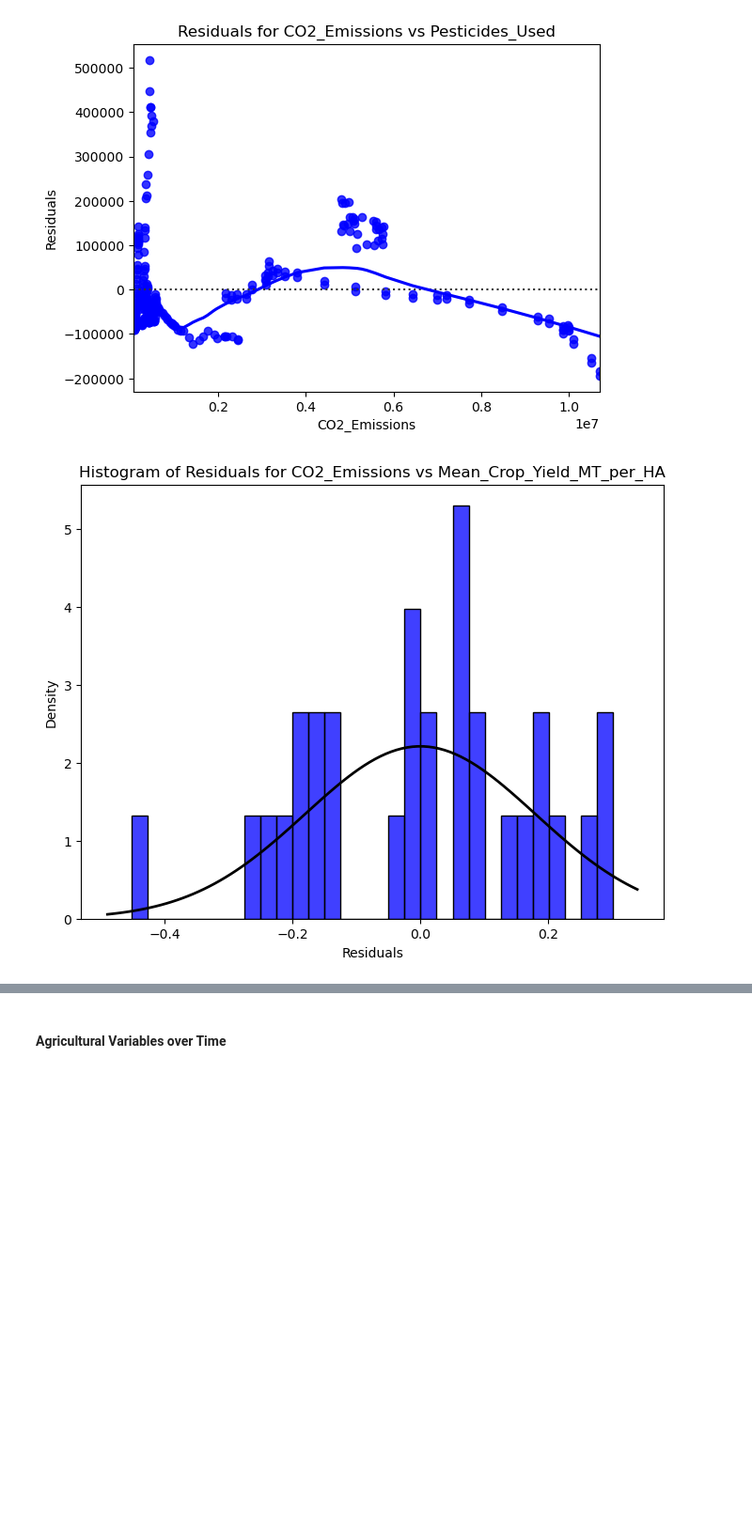
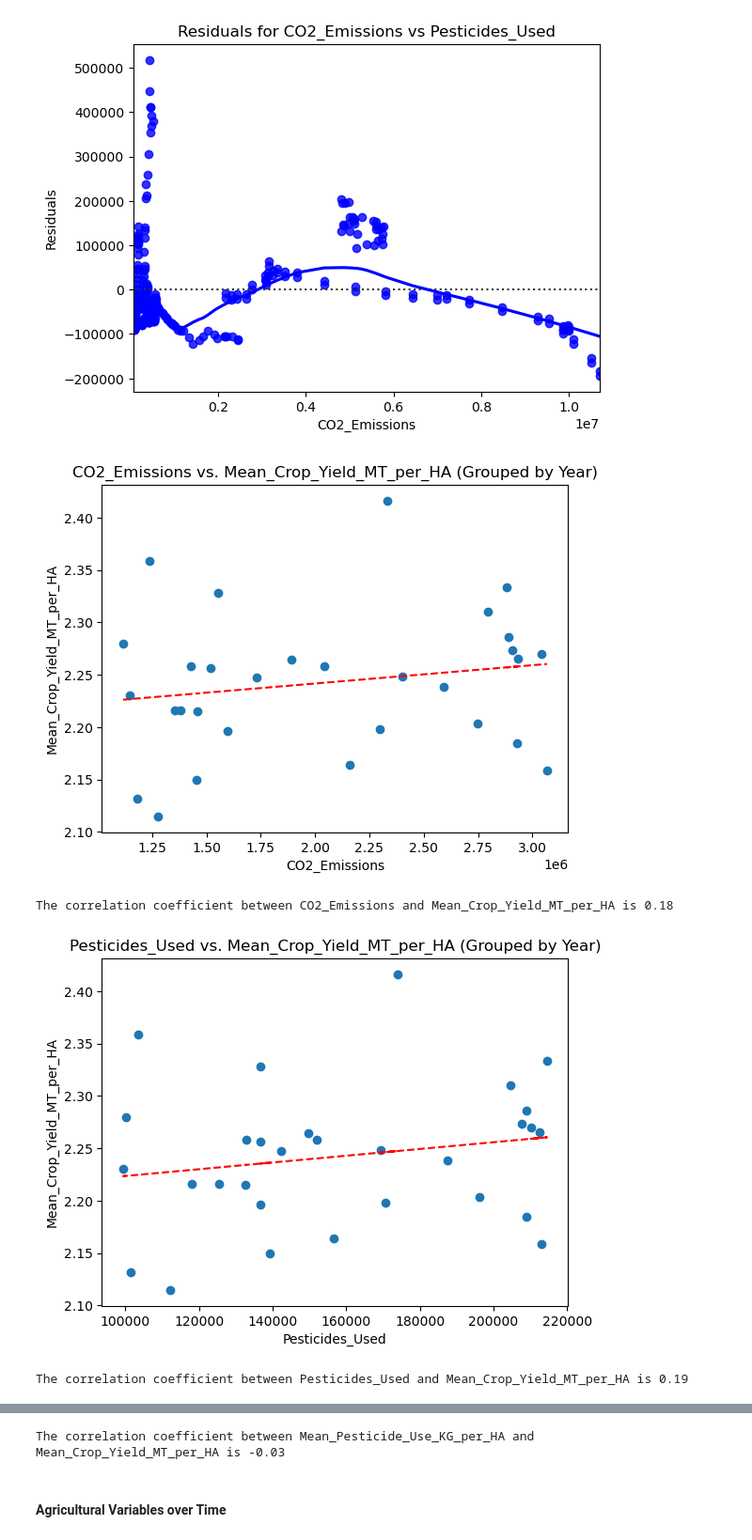
Before and after one commit to EdGonz44/Project-3, a Jupyter notebook: jenny-folder/code-jj2.ipynb, the cells around one changed output, grey strips where cells are left out. Shown at 94% size. Cells and saved outputs as stored; diff of their text form; code cells hidden in the pictures; blank space fills up the shorter version.

Commit message:
more linear correlations and bar charts with merged data

```diff
--- a/jenny-folder/code-jj2.ipynb
+++ b/jenny-folder/code-jj2.ipynb
@@ -349,7 +349,7 @@ plt.show()
 ### Linear Regressions
 # %%
 # function for linear regression and pearsons r
-def plot_correlation(df, x_label, y_label, agg_func='mean'):
+def plot_correlation(df, x_label, y_label, agg_func):
 
     # Group the DataFrame by 'Year' and apply the aggregation function
     if agg_func == 'mean':
@@ -433,10 +433,10 @@ def plot_residuals_histogram(df, x_label, y_label):
 #### CO2 Emissions Correlations with Other Agricultural Variables
 # %%
 # list to loop through
-crop_vars = ['Pesticides_Used', 'Mean_Crop_Yield_MT_per_HA', 'Mean_Pesticide_Use_KG_per_HA']
+vars = ['Pesticides_Used', 'Mean_Crop_Yield_MT_per_HA', 'Mean_Pesticide_Use_KG_per_HA']
 
 # Loop through list to investigate the correlation between CO2 emissions and other variables
-for var in crop_vars:
+for var in vars:
     plot_correlation(merged_df, 'CO2_Emissions', var, 'mean')
 # %% [output]
 [figure]
@@ -449,7 +449,15 @@ The correlation coefficient between CO2_Emissions and Mean_Pesticide_Use_KG_per_
 plot_residuals(merged_df, 'CO2_Emissions', 'Pesticides_Used')
 # %% [output]
 [figure]
-# %%
-plot_residuals_histogram(usa_df, 'CO2_Emissions', 'Mean_Crop_Yield_MT_per_HA')
-# %% [output]
-[figure, removed]
+# %%
+# list to loop through
+vars = ['CO2_Emissions', 'Pesticides_Used', 'Mean_Pesticide_Use_KG_per_HA']
+
+# Loop through list to investigate the correlation between CO2 emissions and other variables
+for var in vars:
+    plot_correlation(merged_df, var, 'Mean_Crop_Yield_MT_per_HA', 'mean')
+# %% [output]
+[figure, added]
+The correlation coefficient between CO2_Emissions and Mean_Crop_Yield_MT_per_HA is 0.18
+[figure, added]
+The correlation coefficient between Pesticides_Used and Mean_Crop_Yield_MT_per_HA is 0.19
@@ -456,3 +465,4 @@ plot_residuals_histogram(usa_df, 'CO2_Emissions', 'Mean_Crop_Yield_MT_per_HA')
+The correlation coefficient between Mean_Pesticide_Use_KG_per_HA and Mean_Crop_Yield_MT_per_HA is -0.03
 # %% [markdown]
 #### Agricultural Variables over Time
 # %%
```
Also changed, not shown: parts of 5 cells of this notebook, 1 other file.
